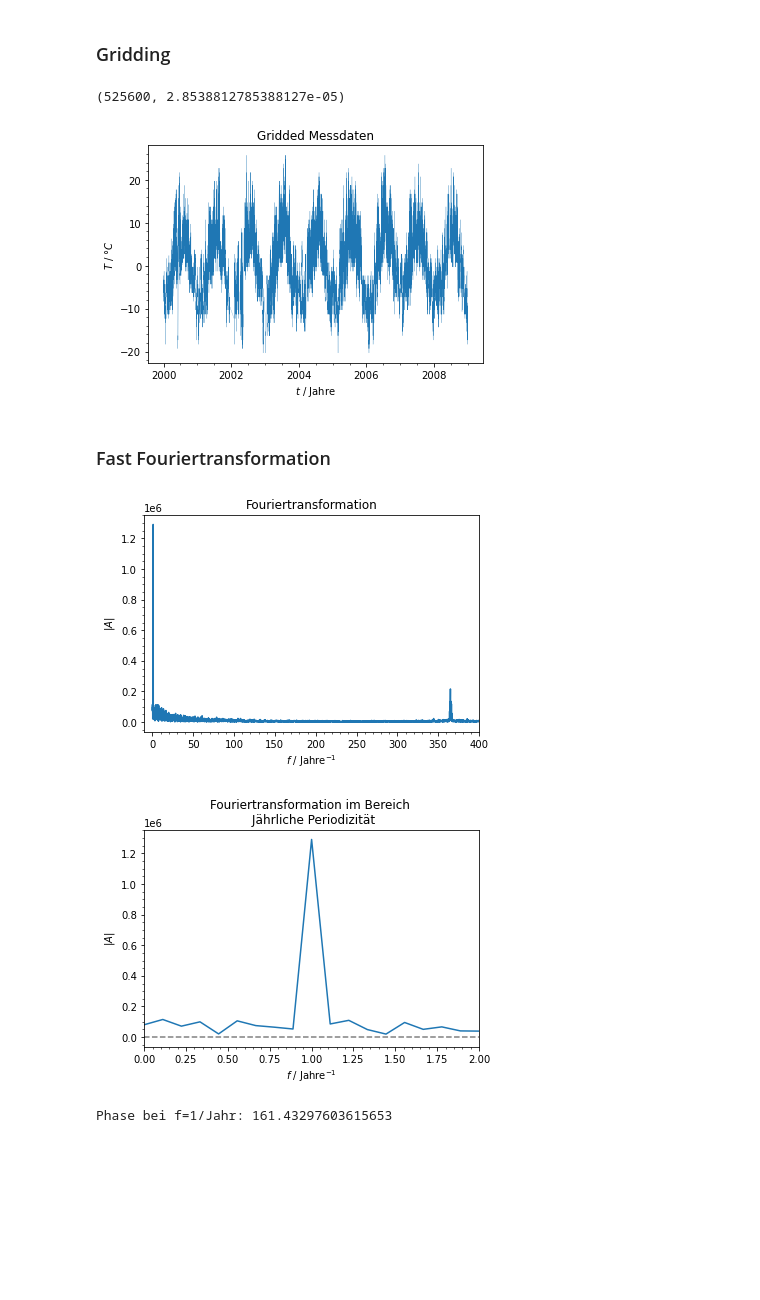
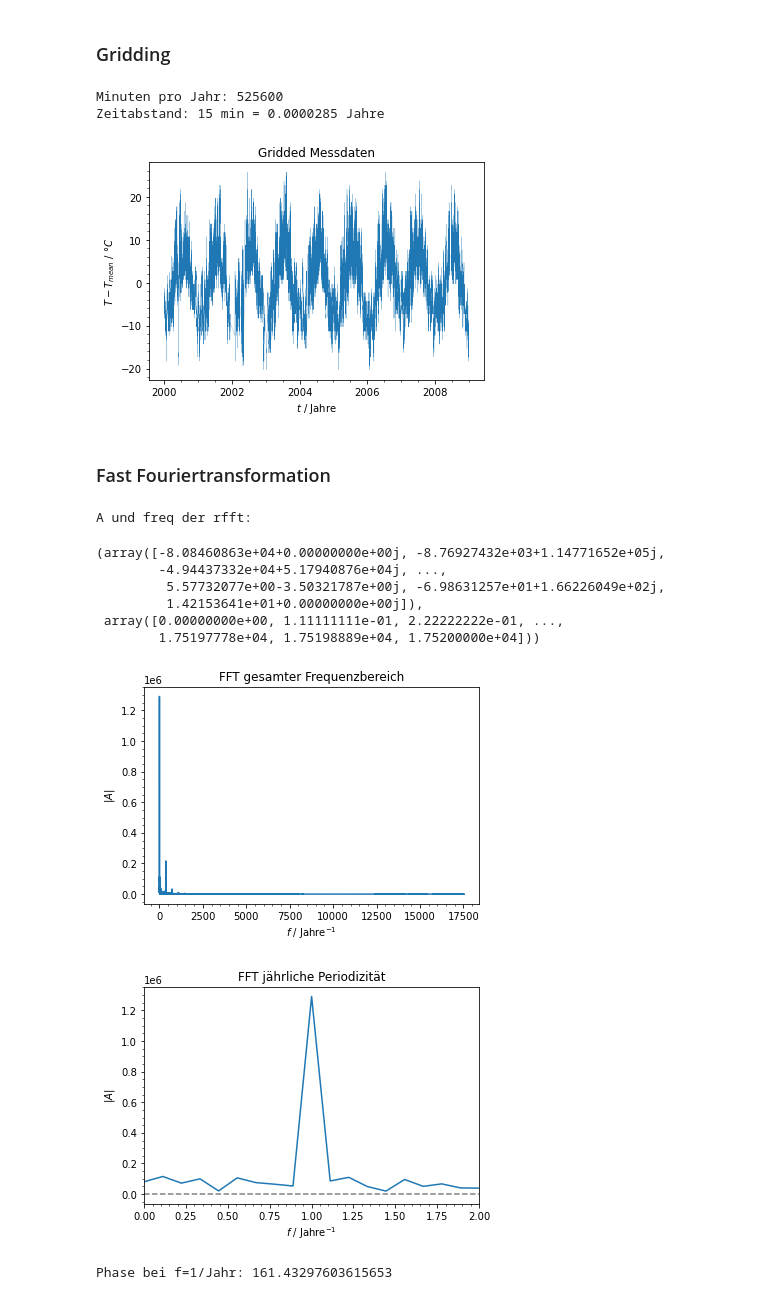
Before and after one commit to NicoJG/SMD, a Jupyter notebook: SMD_B/Blatt22/blatt22.ipynb, the cells around one changed output. Saved outputs shown, nothing was run; the diff lists cells and outputs as text; code cells hidden in the pictures; blank space fills up the shorter version.

```diff
--- a/SMD_B/Blatt22/blatt22.ipynb
+++ b/SMD_B/Blatt22/blatt22.ipynb
@@ -97,7 +79,8 @@ df_ = df
 temp = df['Temperatur'].to_numpy()
 time = df['Messzeit'].to_numpy()
 # %%
-temp_mean = np.mean(df_['Temperatur'])
+# Verschiebe die Temperatur sodass die Schwingung um 0 ist.
+temp_mean = np.mean(df['Temperatur'])
 temp_offset = temp - temp_mean
 # %%
 plt.title('Offsetted Messdaten')
@@ -175,9 +155,11 @@ plt.show()
 # %% [markdown]
 ### Gridding
 # %%
+# Gridding Abstand in Jahren
 delta_time = 15 # min
-mins_per_year = 365 * 24 * 60
 delta_time = delta_time / mins_per_year # Jahre
-mins_per_year, delta_time
+print(f'Minuten pro Jahr: {mins_per_year}')
+print(f'Zeitabstand: 15 min = {delta_time:.7f} Jahre')
 # %% [output]
-(525600, 2.8538812785388127e-05)
+Minuten pro Jahr: 525600
+Zeitabstand: 15 min = 0.0000285 Jahre
@@ -191,10 +173,10 @@ temp_gridded = interp1d(time, temp_offset)(time_gridded)
 plt.title('Gridded Messdaten')
 plt.plot(time_gridded,temp_gridded, linewidth=0.2)
 plt.xlabel('$t$ / Jahre')
-plt.ylabel('$T$ / $°C$')
+plt.ylabel('$T - T_{mean}$ / $°C$')
 plt.show()
 # %% [output]
-[figure, old version]
+[figure, new version]
 # %% [markdown]
 ### Fast Fouriertransformation
 # %%
@@ -202,23 +184,33 @@ from scipy.fft import rfft, rfftfreq
 
 A_gridded = rfft(temp_gridded)
 freq_gridded = rfftfreq(n = len(time_gridded), d = delta_time)
+
+print('A und freq der rfft:')
+A_gridded,freq_gridded
+# %% [output]
+A und freq der rfft:
+(array([-8.08460863e+04+0.00000000e+00j, -8.76927432e+03+1.14771652e+05j,
+        -4.94437332e+04+5.17940876e+04j, ...,
+         5.57732077e+00-3.50321787e+00j, -6.98631257e+01+1.66226049e+02j,
+         1.42153641e+01+0.00000000e+00j]),
+ array([0.00000000e+00, 1.11111111e-01, 2.22222222e-01, ...,
+        1.75197778e+04, 1.75198889e+04, 1.75200000e+04]))
 # %%
-plt.title('Fouriertransformation')
+plt.title('FFT gesamter Frequenzbereich')
 plt.plot(freq_gridded, np.abs(A_gridded))
 plt.xlabel('$f$ / Jahre$^{-1}$')
 plt.ylabel('$|A|$')
-plt.xlim(-10,400)
 plt.show()
 # %% [output]
-[figure, old version]
+[figure, new version]
 # %%
-plt.title('Fouriertransformation im Bereich \n Jährliche Periodizität')
+plt.title('FFT jährliche Periodizität')
 plt.axhline(0, color='k', alpha=0.5, linestyle='--')
 plt.plot(freq_gridded, np.abs(A_gridded))
 plt.xlabel('$f$ / Jahre$^{-1}$')
 plt.ylabel('$|A|$')
 plt.xlim(0,2)
 plt.show()
 # %% [output]
-[figure, old version]
+[figure, new version]
 # %%
```
Also changed, not shown: parts of 40 cells of this notebook, 1 other file.
